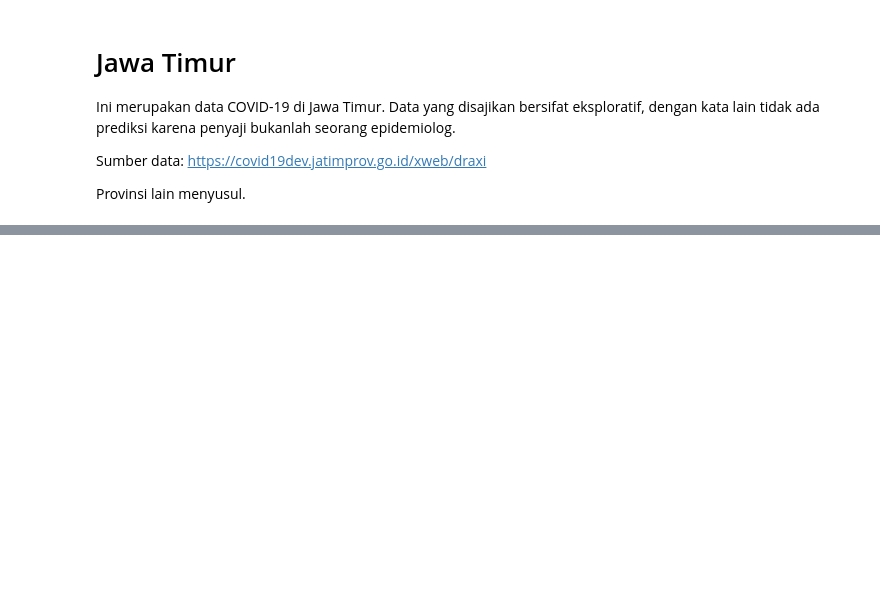
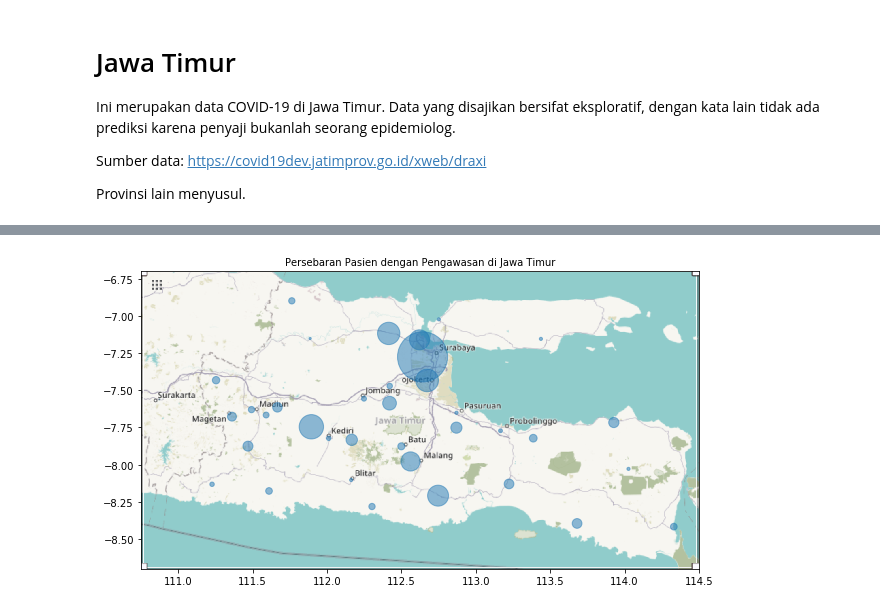
Before and after one commit to ledwindra/covid-19-indonesia, a Jupyter notebook: index.ipynb, the cells around one changed output, grey strips where cells are left out. Cells and saved outputs as stored; diff of their text form; code cells hidden in the pictures; blank space fills up the shorter version.

```diff
--- a/index.ipynb
+++ b/index.ipynb
@@ -38,0 +104,4 @@ ax.imshow(jatim, zorder=0, extent = BBox)
+# %%
+plot_map('pdp', 5, 'Persebaran Pasien dengan Pengawasan di Jawa Timur')
+# %% [output]
+[figure, added]
```
Also changed, not shown: parts of 59 cells of this notebook, 7 other files.
